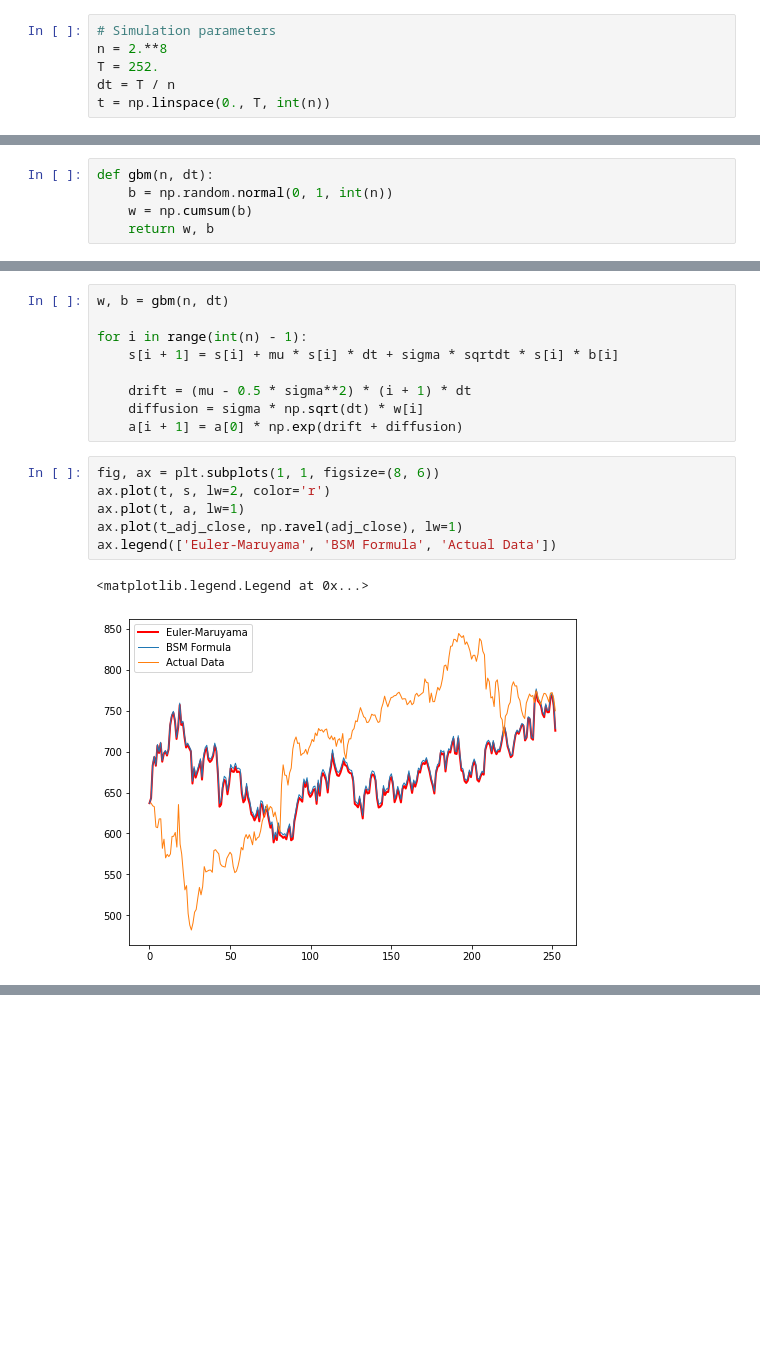
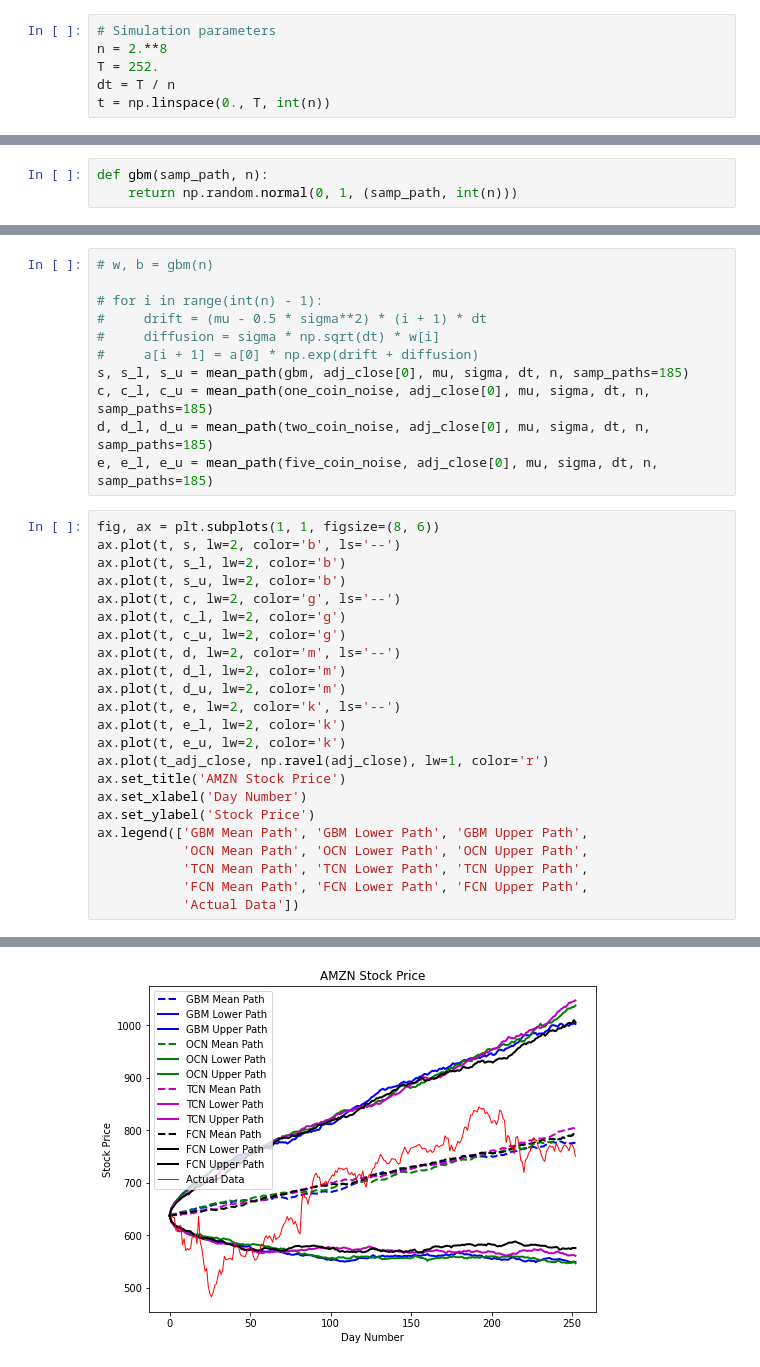
Before and after one commit to FyzHsn/random_walk, a Jupyter notebook: sde_simulations.ipynb, the cells around one changed output, grey strips where cells are left out. Cells and saved outputs as stored; diff of their text form; blank space fills up the shorter version.

Commit message:
Add comparison of binomial noise to Geometric brownian motion

```diff
--- a/sde_simulations.ipynb
+++ b/sde_simulations.ipynb
@@ -53,5 +43,3 @@ s[0], a[0] = adj_close[0], adj_close[0]
 # %%
-def gbm(n, dt):
-    b = np.random.normal(0, 1, int(n))
-    w = np.cumsum(b)
-    return w, b
+def gbm(samp_path, n):
+    return np.random.normal(0, 1, (samp_path, int(n)))
@@ -58,18 +70,35 @@ def gbm(n, dt):
 # %%
-w, b = gbm(n, dt)
+# w, b = gbm(n)
 
-for i in range(int(n) - 1):
-    s[i + 1] = s[i] + mu * s[i] * dt + sigma * sqrtdt * s[i] * b[i]
-
-    drift = (mu - 0.5 * sigma**2) * (i + 1) * dt
-    diffusion = sigma * np.sqrt(dt) * w[i]
-    a[i + 1] = a[0] * np.exp(drift + diffusion)
+# for i in range(int(n) - 1):
+#     drift = (mu - 0.5 * sigma**2) * (i + 1) * dt
+#     diffusion = sigma * np.sqrt(dt) * w[i]
+#     a[i + 1] = a[0] * np.exp(drift + diffusion)
+s, s_l, s_u = mean_path(gbm, adj_close[0], mu, sigma, dt, n, samp_paths=185)
+c, c_l, c_u = mean_path(one_coin_noise, adj_close[0], mu, sigma, dt, n, samp_paths=185)
+d, d_l, d_u = mean_path(two_coin_noise, adj_close[0], mu, sigma, dt, n, samp_paths=185)
+e, e_l, e_u = mean_path(five_coin_noise, adj_close[0], mu, sigma, dt, n, samp_paths=185)
-# %%
-fig, ax = plt.subplots(1, 1, figsize=(8, 6))
-ax.plot(t, s, lw=2, color='r')
-ax.plot(t, a, lw=1)
-ax.plot(t_adj_close, np.ravel(adj_close), lw=1)
-ax.legend(['Euler-Maruyama', 'BSM Formula', 'Actual Data'])
-# %% [output]
-<matplotlib.legend.Legend at 0x...>
-[figure, removed]
+# %%
+fig, ax = plt.subplots(1, 1, figsize=(8, 6))
+ax.plot(t, s, lw=2, color='b', ls='--')
+ax.plot(t, s_l, lw=2, color='b')
+ax.plot(t, s_u, lw=2, color='b')
+ax.plot(t, c, lw=2, color='g', ls='--')
+ax.plot(t, c_l, lw=2, color='g')
+ax.plot(t, c_u, lw=2, color='g')
+ax.plot(t, d, lw=2, color='m', ls='--')
+ax.plot(t, d_l, lw=2, color='m')
+ax.plot(t, d_u, lw=2, color='m')
+ax.plot(t, e, lw=2, color='k', ls='--')
+ax.plot(t, e_l, lw=2, color='k')
+ax.plot(t, e_u, lw=2, color='k')
+ax.plot(t_adj_close, np.ravel(adj_close), lw=1, color='r')
+ax.set_title('AMZN Stock Price')
+ax.set_xlabel('Day Number')
+ax.set_ylabel('Stock Price')
+ax.legend(['GBM Mean Path', 'GBM Lower Path', 'GBM Upper Path',
+           'OCN Mean Path', 'OCN Lower Path', 'OCN Upper Path',
+           'TCN Mean Path', 'TCN Lower Path', 'TCN Upper Path',
+           'FCN Mean Path', 'FCN Lower Path', 'FCN Upper Path',
+           'Actual Data'])
+# %% [output]
@@ -75,0 +106 @@ ax.legend(['Euler-Maruyama', 'BSM Formula', 'Actual Data'])
+[figure, added]
```
Also changed, not shown: parts of 7 cells of this notebook, 1 other file.
